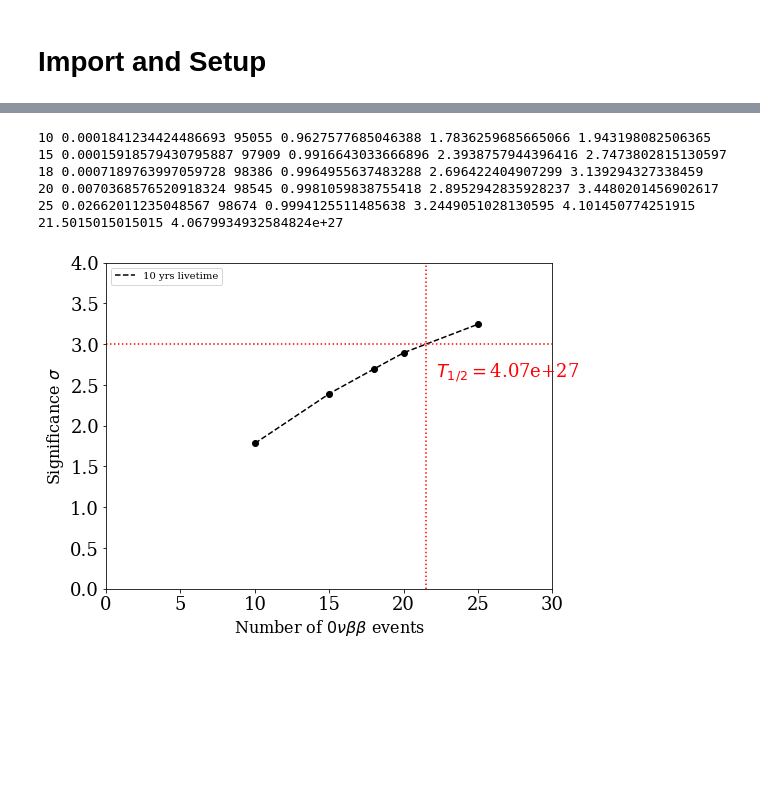
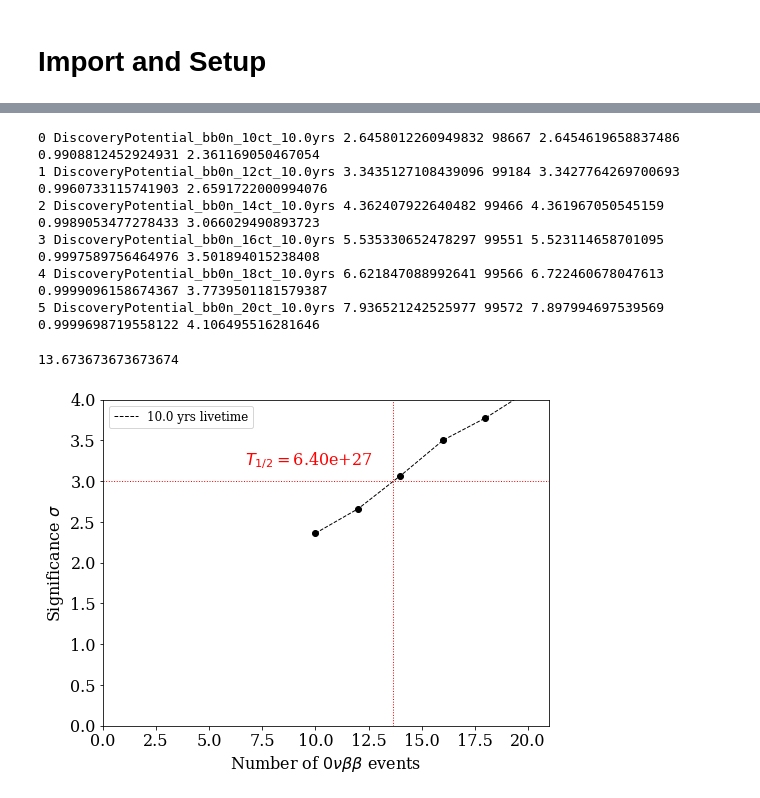
Before and after one commit to YMTheory/sensitivity, a Jupyter notebook: work/SensitivityPaper2020_scripts/DiscoveryPotential/DiscoveryPotentialCalculations.ipynb, the cells around one changed output, grey strips where cells are left out. Cells and saved outputs as stored; diff of their text form; code cells hidden in the pictures; blank space fills up the shorter version.

```diff
--- a/work/SensitivityPaper2020_scripts/DiscoveryPotential/DiscoveryPotentialCalculations.ipynb
+++ b/work/SensitivityPaper2020_scripts/DiscoveryPotential/DiscoveryPotentialCalculations.ipynb
@@ -100,10 +111,10 @@ for Livetime in Livetimes:
 dfdict = {}
 
 for Livetime in Livetimes:
+    print('='*15 + '   {} yr of livetime   '.format(Livetime) + '='*15)
     dfdict[Livetime] = {}
     for category in Tags[Livetime]:
-        print('Loading data for {}'.format(category))
-        df_list = [pd.read_hdf(OutputDir+filename) for filename in H5Files if category in filename]
+        df_list = [pd.read_hdf(DataDir+filename) for filename in H5Files if category in filename]
         dfdict[Livetime][category] = pd.concat(df_list,ignore_index=True)
         print('Number of file for {}: {}'.format(category, len(df_list)))
 # %% [output]
@@ -187,0 +170,24 @@ Running DiscoveryPotential_bb0n_25ct_10.0yrs
+# %%
+DeltaNLL = {}
+count = 0
+fig = plt.figure(figsize=(8,6))
+import matplotlib.patches as mpatches
+for Livetime in Livetimes:
+    DeltaNLL[Livetime] = {}
+    for key, df in dfdict[Livetime].items():
+        DeltaNLL[Livetime][key] = []
+        for ii,(x,y) in enumerate(zip(dfdict[Livetime][key]['num_signal'].loc[maskdict[Livetime][key]],dfdict[Livetime][key]['lambda'].loc[maskdict[Livetime][key]])):
+
+            # if np.max(np.abs(np.diff(y)))>15:
+            #     print(key,ii,x,y)
+            #     plt.plot(x, y, label='toy %d' % ii, lw=1, color=colors[count])
+            DeltaNLL[Livetime][key].append(y[0]/2.0)
+        count += 1
+plt.xlabel(r'Number of $0\nu\beta\beta$ events', fontsize=16)
+plt.ylabel(r'Test statistics, $\lambda = -2\Delta\mathrm{NLL}$', fontsize=16)
+plt.xlim(xmin=0)
+patches = [ mpatches.Patch(color=colors[zz], label='%s'%x) for zz,x in  enumerate(dfdict[Livetime].keys())]
+plt.legend(handles=patches, fontsize=12, loc='upper left')
+# plt.yscale('log')
+plt.ylim(-1,100)
+plt.show()
@@ -261,40 +287,40 @@ for Livetime in Livetimes:
         diff_abs = np.abs(sorted_nll - medians[Livetime][ii])
         nll_val = np.min(diff_abs)
         cut = np.where(diff_abs == nll_val)[0][0]
-        print(label[ii], nll_val, cut, cut/len(sorted_nll), st.norm.ppf(cut/len(sorted_nll)), np.sqrt(2*medians[Livetime][ii]))
-
-        sigma[Livetime].append(st.norm.ppf(cut/len(sorted_nll)))
+        sigma[Livetime].append(st.norm.ppf((cut+1)/len(sorted_nll)))
+        print(ii, key, medians[Livetime][ii], cut, sorted_nll[cut], cut/len(sorted_nll), sigma[Livetime][ii])
 
 
     XInterp[Livetime] = np.linspace(int(label[0]),int(label[-1]),1000)
     Interpolation[Livetime] = np.interp(XInterp[Livetime], np.array(label).astype(int), sigma[Livetime])
     Diff = np.abs(Interpolation[Livetime] - 3.0)
     Cut[Livetime] = np.where(Diff == np.min(Diff))[0][0]
-    print(XInterp[Livetime][Cut[Livetime]], GetLivetime(XInterp[Livetime][Cut[Livetime]], Livetime))
 # %% [output]
-10 0.0001841234424486693 95055 0.9627577685046388 1.7836259685665066 1.943198082506365
-15 0.00015918579430795887 97909 0.9916643033666896 2.3938757944396416 2.7473802815130597
-18 0.0007189763997059728 98386 0.9964955637483288 2.696422404907299 3.139294327338459
-20 0.0070368576520918324 98545 0.9981059838755418 2.8952942835928237 3.4480201456902617
-25 0.02662011235048567 98674 0.9994125511485638 3.2449051028130595 4.101450774251915
-21.5015015015015 4.0679934932584824e+27
+0 DiscoveryPotential_bb0n_10ct_10.0yrs 2.6458012260949832 98667 2.6454619658837486 0.9908812452924931 2.361169050467054
+1 DiscoveryPotential_bb0n_12ct_10.0yrs 3.3435127108439096 99184 3.3427764269700693 0.9960733115741903 2.6591722000994076
+2 DiscoveryPotential_bb0n_14ct_10.0yrs 4.362407922640482 99466 4.361967050545159 0.9989053477278433 3.066029490893723
+3 DiscoveryPotential_bb0n_16ct_10.0yrs 5.535330652478297 99551 5.523114658701095 0.9997589756464976 3.501894015238408
+4 DiscoveryPotential_bb0n_18ct_10.0yrs 6.621847088992641 99566 6.722460678047613 0.9999096158674367 3.7739501181579387
+5 DiscoveryPotential_bb0n_20ct_10.0yrs 7.936521242525977 99572 7.897994697539569 0.9999698719558122 4.106495516281646
 # %%
 for Livetime in Livetimes:
     label = [x[len('DiscoveryPotential_bb0n_'):x.find('ct_')] for x in list(DeltaNLL[Livetime].keys())][1:] # get number of counts from tag name
 
     fig = plt.figure(figsize=(8,6))
-    plt.plot(XInterp[Livetime], Interpolation[Livetime], label='%d yrs livetime' % Livetime, ls='--', color='k')
+    plt.plot(XInterp[Livetime], Interpolation[Livetime], label='%.1f yrs livetime' % Livetime, ls='--', color='k')
     plt.scatter(np.array(label).astype(int), sigma[Livetime], color='k')
     plt.axhline(3, color='r', ls=':')
     plt.axvline(XInterp[Livetime][Cut[Livetime]], color='r', ls=':')
+    print(XInterp[Livetime][Cut[Livetime]])
 
-    plt.xlim(0,30)
+    plt.xlim(0,np.max(np.array(label).astype(int))+1)
     plt.ylim(0,4)
     plt.xlabel(r'Number of $0\nu\beta\beta$ events', fontsize=16)
     plt.ylabel(r'Significance $\sigma$ ', fontsize=16)
-    plt.legend(loc='upper left', fontsize=10)
-    plt.text(x=XInterp[Livetime][Cut[Livetime]]+0.7, y=2.6, s=r'$T_{1/2}=$%.2e' % GetLivetime(XInterp[Livetime][Cut[Livetime]], Livetime), color='r')
+    plt.legend(loc='upper left', fontsize=12)
+    plt.text(x=XInterp[Livetime][Cut[Livetime]]-7, y=3.2, s=r'$T_{1/2}=$%.2e' % GetLivetime(XInterp[Livetime][Cut[Livetime]], Livetime), color='r', fontsize=16)
 
-    plt.savefig('sigma_vs_bb0n_%dyrs.pdf' % Livetime, bbox_inches='tight')
+    plt.savefig(PlotDir+'sigma_vs_bb0n_%dyrs_%s.png' % (Livetime,version), bbox_inches='tight', dpi=300)
 # %% [output]
+13.673673673673674
-[figure, old version]
+[figure, new version]
```
Also changed, not shown: parts of 38 cells of this notebook.
